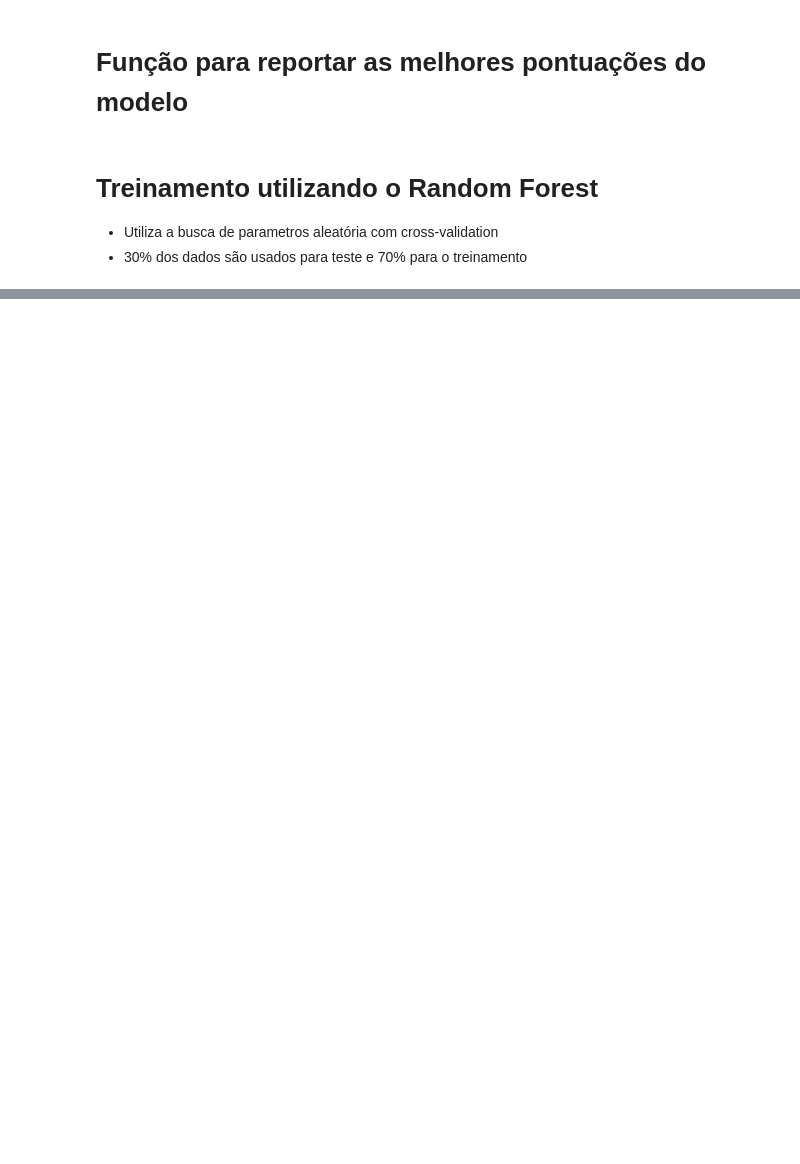
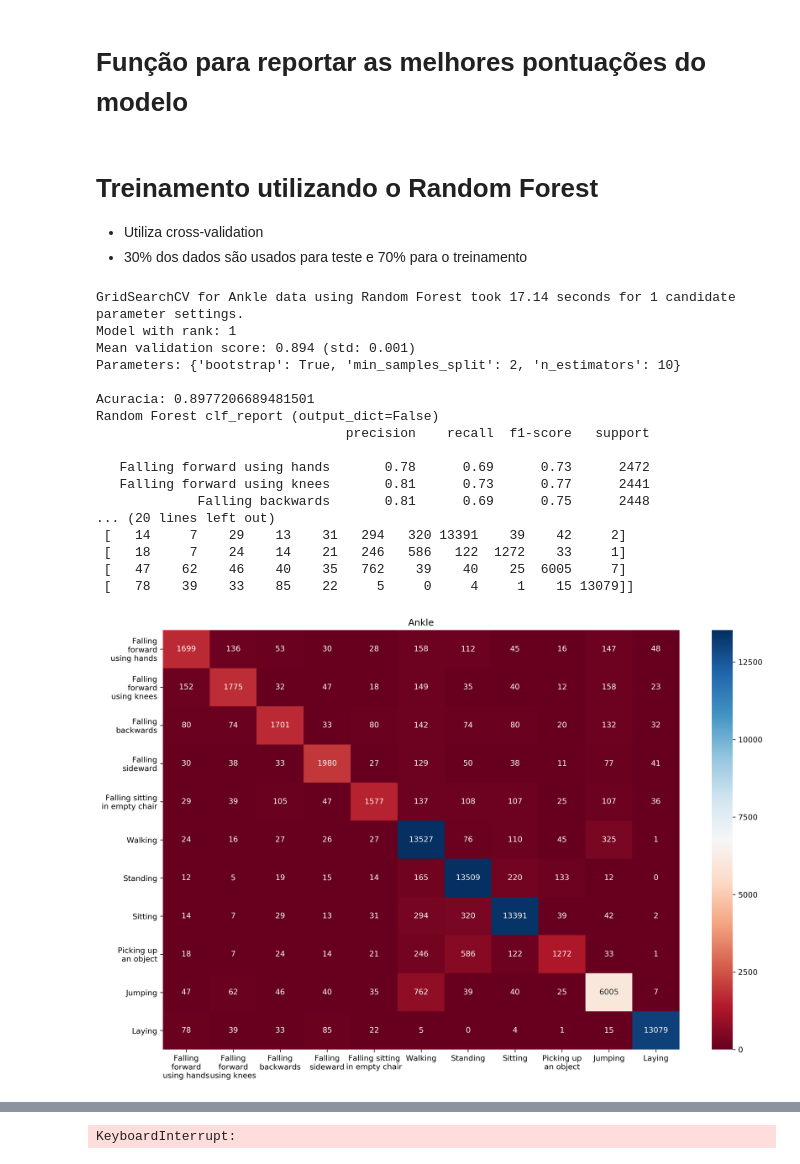
Before and after one commit to Arthur1511/TCC, a Jupyter notebook: notebooks/TCC - Random Forest.ipynb, the cells around one changed output, grey strips where cells are left out. Cells and saved outputs as stored; diff of their text form; code cells hidden in the pictures; blank space fills up the shorter version.

```diff
--- a/notebooks/TCC - Random Forest.ipynb
+++ b/notebooks/TCC - Random Forest.ipynb
@@ -95,24 +118,14 @@ def report(results, n_top=3):
             print("")
 # %% [markdown]
 # Treinamento utilizando o Random Forest
-* Utiliza a busca de parametros aleatória com cross-validation
+
+* Utiliza cross-validation
 * 30% dos dados são usados para teste e 70% para o treinamento
 # %%
 
 
 clf = RandomForestClassifier(n_estimators=10, min_samples_split=2, min_samples_leaf=1, bootstrap=True)
 
-# specify parameters and distributions to sample from
-# param_dist = {"max_depth": [3, None],
-#               "max_features": sp_randint(1, 6),
-#               "min_samples_split": sp_randint(2, 11),
-#               "bootstrap": [True, False],
-#               "criterion": ["gini", "entropy"]}
-
-# # run randomized search
-# n_iter_search = 20
-# random_search = RandomizedSearchCV(clf, param_distributions=param_dist, n_iter=n_iter_search, n_jobs=4, cv=5,
-#                                    iid=False)
 
 # use a full grid over all parameters
 param_grid = {"min_samples_split": [2],
@@ -126,27 +139,14 @@ for sensor in sensors:
 
     X_train, X_test, y_train, y_test = train_test_split(sensors[sensor], activity, test_size=0.3, random_state=42)
 
-#     start = time()
-#     random_search.fit(X_train, y_train)
-# #     clf.fit(X_train, y_train)
-#     print("RandomizedSearchCV took %.2f seconds for %d candidates"
-#           " parameter settings." % ((time() - start), n_iter_search))
-
-#     report(random_search.cv_results_)
-
-#     y_pred = random_search.predict(X_test)
-
-# #     y_pred = clf.predict(X_test)
-
     start = time()
     grid_search.fit(X_train, y_train)
 
-    print("GridSearchCV for Random Forest took %.2f seconds for %d candidate parameter settings."
-          % (time() - start, len(grid_search.cv_results_['params'])))
+    print("GridSearchCV for %s data using Random Forest took %.2f seconds for %d candidate parameter settings."
+          % (sensor, time() - start, len(grid_search.cv_results_['params'])))
     report(grid_search.cv_results_)
 
     y_pred = grid_search.predict(X_test)
-
 
     accuracy = accuracy_score(y_test, y_pred)
 
@@ -159,33 +159,52 @@ for sensor in sensors:
     print(clf_report)
 
 #     print("Random Forest clf_report (output_dict=True)")
     clf_report = classification_report(y_test, y_pred, output_dict=True, target_names=[a.replace("\n", " ") for a in atividades])
 
 #     print(clf_report)
 
     clf_report = pd.DataFrame(data=clf_report).drop("support", axis=0).transpose()
     clf_report.to_csv(sensor + "_classification_report_rf.csv")
 
     cm = confusion_matrix(y_test, y_pred)
-    pd.DataFrame(data=cm, index=atividades, columns=atividades).to_csv(sensor + "_cm_rf.csv")
+#     pd.DataFrame(data=cm, index=atividades, columns=atividades).to_csv(sensor + "_cm_rf.csv")
 
     cm_norm = cm.astype('float') / cm.sum(axis=1)[:, np.newaxis]
 
-    pd.DataFrame(data=cm_norm, index=atividades, columns=atividades).to_csv(sensor + "_cm_rf.csv")
+#     pd.DataFrame(data=cm_norm, index=atividades, columns=atividades).to_csv(sensor + "_cm_rf.csv")
 
     print(cm)
 
 
     plt.figure(dpi=300, figsize=(15, 10))
     plt.title(sensor)
     sns.heatmap(cm, xticklabels=atividades, yticklabels=atividades, cmap="RdBu", annot=True, fmt='d')
     plt.xticks(rotation=0)
     plt.savefig(sensor + "_matriz_confusao_rf.png", dpi=300)
     plt.show()
 
     plt.figure(dpi=300, figsize=(15, 10))
     plt.title("Matriz Normalizada")
     sns.heatmap(cm_norm.round(3), xticklabels=atividades, yticklabels=atividades, cmap="RdBu", annot=True)
     plt.xticks(rotation=0)
-    plt.savefig(sensor + "_matriz_confusao_norm_rf.png", dpi=300)
+#     plt.savefig(sensor + "_matriz_confusao_norm_rf.png", dpi=300)
     plt.show()
+# %% [output]
+GridSearchCV for Ankle data using Random Forest took 17.14 seconds for 1 candidate parameter settings.
+Model with rank: 1
+Mean validation score: 0.894 (std: 0.001)
+Parameters: {'bootstrap': True, 'min_samples_split': 2, 'n_estimators': 10}
+
+Acuracia: 0.8977206689481501
+Random Forest clf_report (output_dict=False)
+                                precision    recall  f1-score   support
+
+   Falling forward using hands       0.78      0.69      0.73      2472
+   Falling forward using knees       0.81      0.73      0.77      2441
+             Falling backwards       0.81      0.69      0.75      2448
+... (20 lines left out)
+ [   14     7    29    13    31   294   320 13391    39    42     2]
+ [   18     7    24    14    21   246   586   122  1272    33     1]
+ [   47    62    46    40    35   762    39    40    25  6005     7]
+ [   78    39    33    85    22     5     0     4     1    15 13079]]
+[figure, added]
@@ -192,2 +212,3 @@ for sensor in sensors:
+KeyboardInterrupt:
 # %% [markdown]
 # Treinamento utilizando o XGBoost
```
Also changed, not shown: parts of 5 cells of this notebook, 2 other files.
